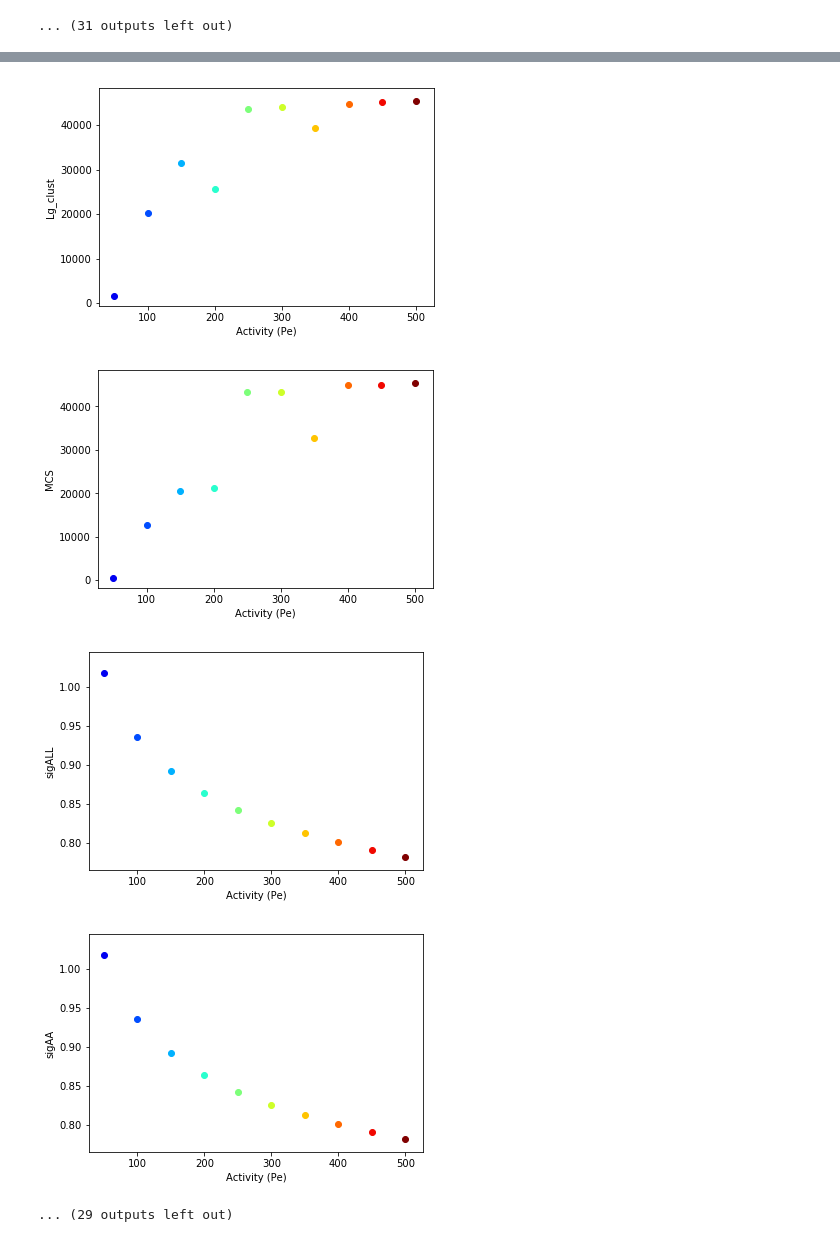
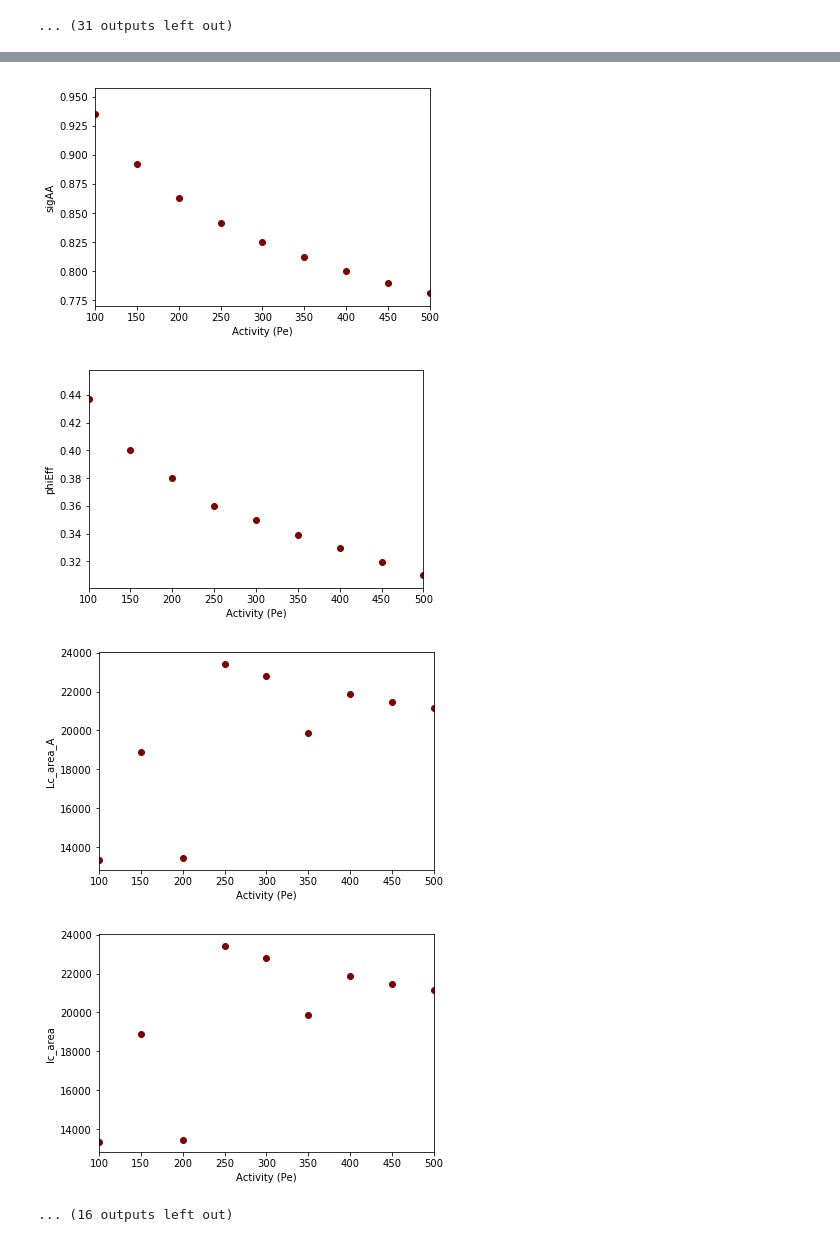
Before and after one commit to kolbt/whingdingdilly, a Jupyter notebook: ipython/soft_systems/soft_get_areas.ipynb, the cells around one changed output, grey strips where cells are left out. Saved outputs shown, nothing was run; the diff lists cells and outputs as text; code cells hidden in the pictures.

Commit message:
Ensure that steady-state code is working appropriately

```diff
--- a/ipython/soft_systems/soft_get_areas.ipynb
+++ b/ipython/soft_systems/soft_get_areas.ipynb
@@ -315,7 +315,7 @@ for z in list(all_data[0]):
 ... (31 outputs left out)
 # %%
 # Let's compute a moving average of the data
-winSz = 2
+winSz = 10
 perc = 0.05
 ssIndex = [[] for x in all_data]
 headers = list(all_data[0])
@@ -357,6 +357,36 @@ for i in xrange(len(all_data)):
     ssAvg = ssAvg.append(ss_df, ignore_index=True)
 
 # Normalize by number of particles
+ssAvg['Gas_tot'] /= params['partAll']
+ssAvg['Dense_tot'] /= params['partAll']
+ssAvg['Lg_clust'] /= params['partAll']
+ssAvg['MCS'] /= params['partAll']
+ssAvg['nClust'] /= params['partAll']
+
+# For type-A particles
+ssAvg['Gas_A'] /= params['partA']
+ssAvg['Dense_A'] /= params['partA']
+ssAvg['Lc_numA'] /= params['partA']
+
+# For type-B particles
+if np.any(params['partB']):
+    ssAvg['Gas_B'] /= params['partB']
+    ssAvg['Dense_B'] /= params['partB']
+    ssAvg['Lc_numB'] /= params['partB']
+
+# Now let's check and see how we did with our averaging
+for i in xrange(len(all_data)):
+    # This is just to limit the output
+    if params['pe'][i] == 250:
+        count = 0
+        for j in headers:
+            # Plot the raw data
+            plt.plot(all_data[i]['Timestep'], all_data[i][j])
+            # Overlay the range we compute the steady-state average
+            plt.plot(all_data[i]['Timestep'][ssIndex[i][count]:-1], all_data[i][j][ssIndex[i][count]:-1], c='k')
+            count += 1
+        plt.ylim(0)
+        plt.show()
 
 # print(ssIndex)
 # print(ssMean)
@@ -377,9 +408,12 @@ display(ssAvg)
 # Now plot the steady-state data vs input parameters
 headers = list(ssAvg)
 for z in headers:
-    for i in xrange(len(all_data)):
-        plt.scatter(params['pe'][i], ssAvg[z][i], c=plt.cm.jet(params['pe'][i] / 500.))
-    plt.xlabel(r'Activity (Pe)')
-    plt.ylabel(z)
-    plt.show()
+    if np.any(ssAvg[z]):
+        for i in xrange(len(all_data)):
+            if params['pe'][i] != 50:
+                plt.scatter(params['pe'][i], ssAvg[z][i], c=plt.cm.jet(params['phi'][i] / 50.))
+        plt.xlabel(r'Activity (Pe)')
+        plt.ylabel(z)
+        plt.xlim(100,500)
+        plt.show()
 # %% [output]
@@ -394,5 +428,5 @@ for z in headers:
-[figure, old version]
+[figure, new version]
-[figure, old version]
+[figure, new version]
-[figure, old version]
+[figure, new version]
-[figure, old version]
+[figure, new version]
-... (29 outputs left out)
+... (16 outputs left out)
```
Also changed, not shown: parts of 2 cells of this notebook.
